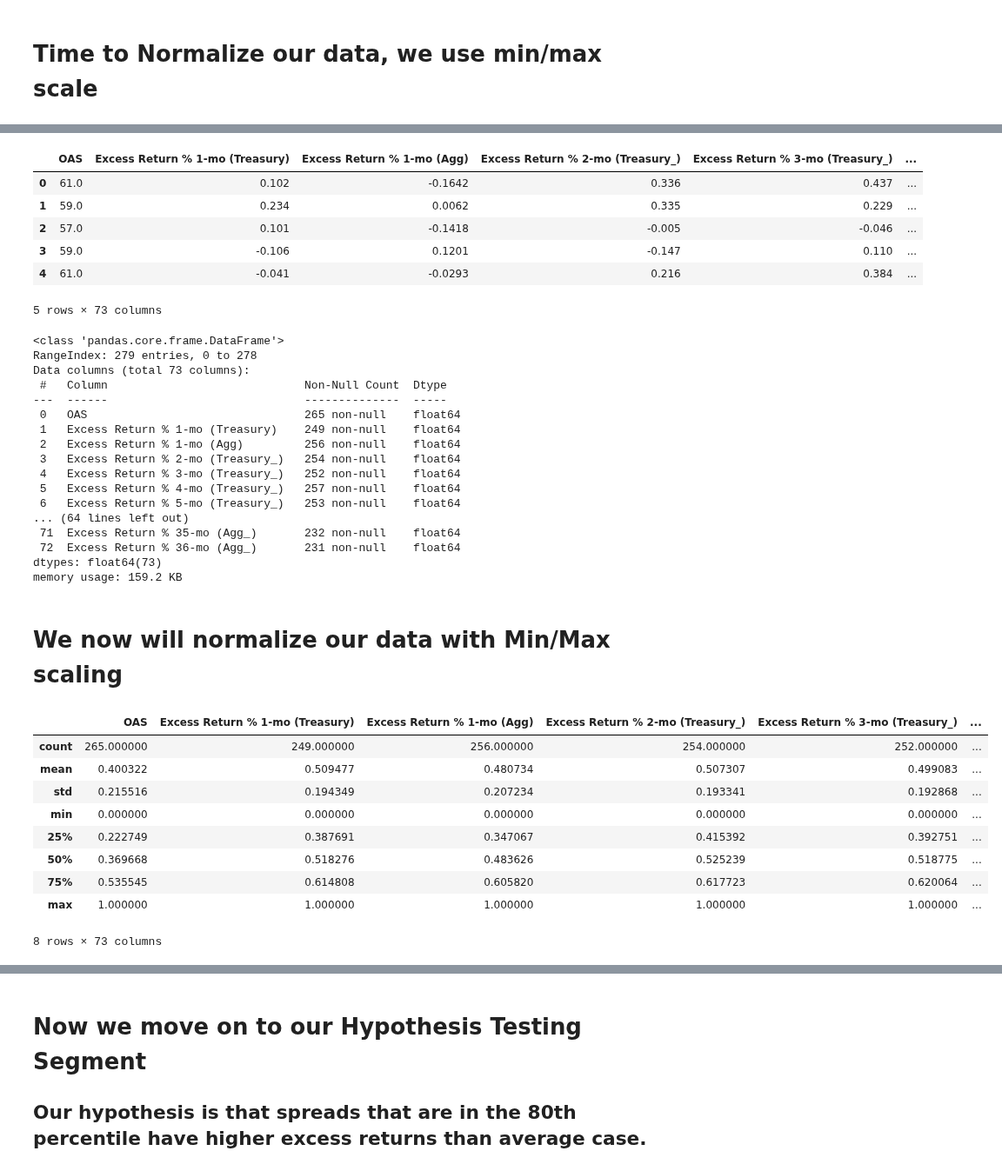
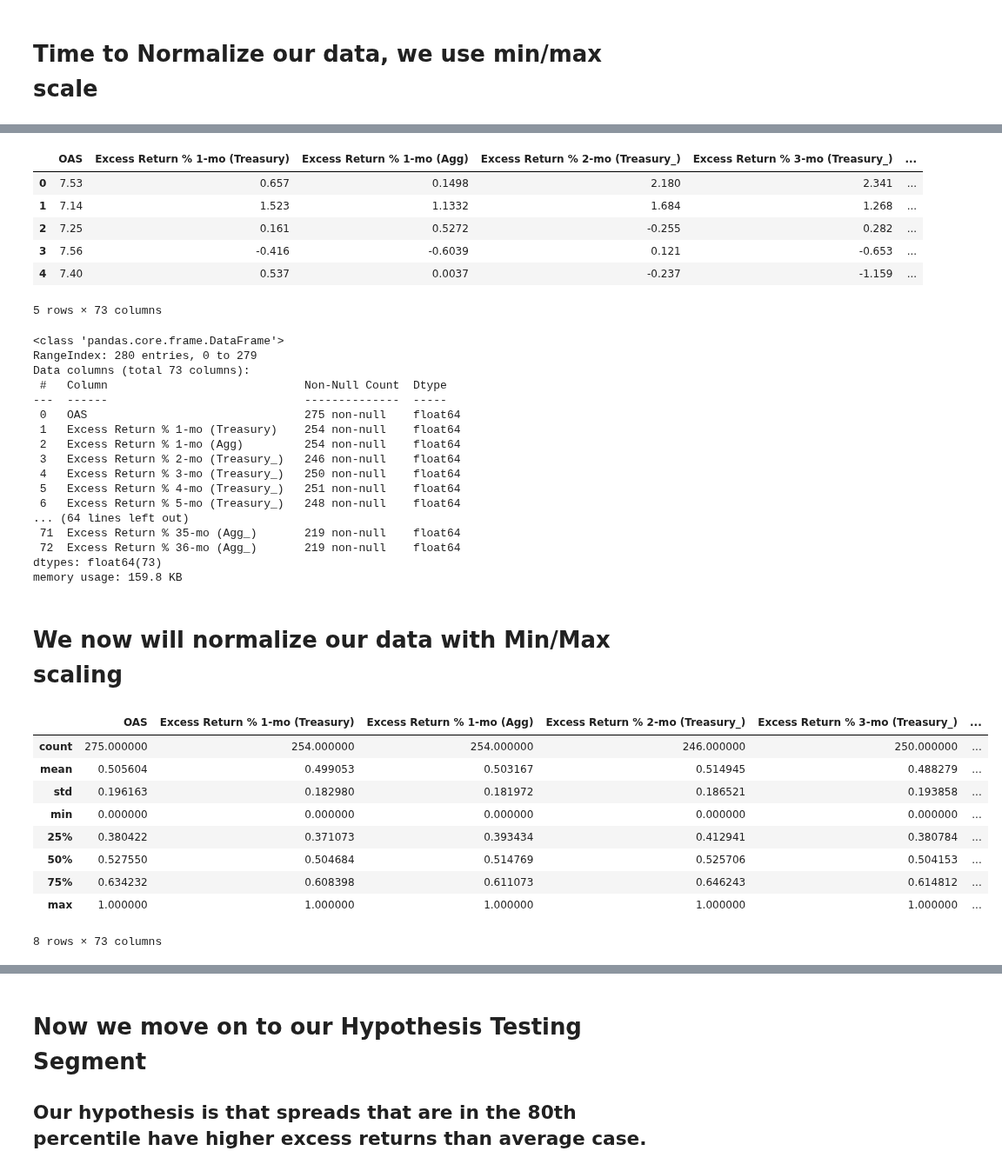
Before and after one commit to valazeinali/BoydWatterson, a Jupyter notebook: BoydWatterson/T-Test Analysis/FINAL_PROJECT_OAS.ipynb, the cells around one changed output, grey strips where cells are left out. Shown at 87% size. Saved outputs shown, nothing was run; the diff lists cells and outputs as text; code cells hidden in the pictures.

```diff
--- a/BoydWatterson/T-Test Analysis/FINAL_PROJECT_OAS.ipynb
+++ b/BoydWatterson/T-Test Analysis/FINAL_PROJECT_OAS.ipynb
@@ -776,0 +726,3 @@ memory usage: 168.0 KB
+# %%
+df['Excess Return % 36-mo (Agg_)'] = df['Excess Return % 1-mo (Agg)'].rolling(36,win_type='boxcar',center=True).sum().shift(-18)
+df["Excess Return % 36-mo (Agg_)"].head()
@@ -776,0 +746,3 @@ memory usage: 168.0 KB
+# %%
+df = df.drop(columns = ['Excess Return % 3-mo (Treasury)','Excess Return % 3-mo (Agg)','Excess Return % 6-mo (Treasury)','Excess Return % 6-mo (Agg)','Excess Return % 9-mo (Treasury)','Excess Return % 9-mo (Agg)','Excess Return % 12-mo (Treasury)','Excess Return % 12-mo (Agg)','Excess Return % 24-mo (Treasury)','Excess Return % 24-mo (Agg)','Excess Return % 36-mo (Treasury)','Excess Return % 36-mo (Agg)'])
+df.head()
@@ -800,10 +800,10 @@ memory usage: 168.0 KB
 # %% [markdown]
 # Time to Normalize our data, we use min/max scale
 # %%
-df_IG['OAS'] = pd.to_numeric(df_IG['OAS'],errors='coerce') # converting back to float64 for normalize
+df['OAS'] = pd.to_numeric(df['OAS'],errors='coerce') # converting back to float64 for normalize
 
-#df_IG = df_IG.drop(columns = ['Date','Quadrant']) # dropping these so we can normalize (all variables must be floats)
+#df = df.drop(columns = ['Date','Quadrant']) # dropping these so we can normalize (all variables must be floats)
 
-df_IG.info()
+df.info()
 # %% [output]
 <class 'pandas.core.frame.DataFrame'>
@@ -835,10 +835,10 @@ df_IG.head()
 5 rows × 77 columns
 # %%
 # For P-value analysis we don't need these
-df_IG = df_IG.drop(columns = ['Date', 'Quadrant', 'Agg Returns', 'Total Return % 1-mo-LOC'])
+df = df.drop(columns = ['Date', 'Quadrant', 'Agg Returns', 'Total Return % 1-mo-LOC'])
 
-q1 = df_IG.quantile(0.25)
-q3 = df_IG.quantile(0.75)
+q1 = df.quantile(0.25)
+q3 = df.quantile(0.75)
 
 iqr = q3 - q1
 
@@ -848,5 +848,5 @@ upper_bound = q3 +(1.5 * iqr)
 print(lower_bound)
 print(upper_bound)
 
-df_IG = df_IG[(df_IG > lower_bound) & (df_IG < upper_bound)] # gets rid of outliers on both return side and OAS side
+df = df[(df > lower_bound) & (df < upper_bound)] # gets rid of outliers on both return side and OAS side
 # %% [output]
@@ -869,54 +869,54 @@ Excess Return % 36-mo (Agg_)         15.564837
 Length: 73, dtype: float64
 # %%
-df_IG.head()
+df.head()
 # %% [output]
 |  | OAS | Excess Return % 1-mo (Treasury) | Excess Return % 1-mo (Agg) | Excess Return % 2-mo (Treasury_) | Excess Return % 3-mo (Treasury_) | ... |
-| 0 | 61.0 | 0.102 | -0.1642 | 0.336 | 0.437 | ... |
-| 1 | 59.0 | 0.234 | 0.0062 | 0.335 | 0.229 | ... |
-| 2 | 57.0 | 0.101 | -0.1418 | -0.005 | -0.046 | ... |
-| 3 | 59.0 | -0.106 | 0.1201 | -0.147 | 0.110 | ... |
-| 4 | 61.0 | -0.041 | -0.0293 | 0.216 | 0.384 | ... |
+| 0 | 7.53 | 0.657 | 0.1498 | 2.180 | 2.341 | ... |
+| 1 | 7.14 | 1.523 | 1.1332 | 1.684 | 1.268 | ... |
+| 2 | 7.25 | 0.161 | 0.5272 | -0.255 | 0.282 | ... |
+| 3 | 7.56 | -0.416 | -0.6039 | 0.121 | -0.653 | ... |
+| 4 | 7.40 | 0.537 | 0.0037 | -0.237 | -1.159 | ... |
 5 rows × 73 columns
 # %%
-df_IG.info()
+df.info()
 # %% [output]
 <class 'pandas.core.frame.DataFrame'>
-RangeIndex: 279 entries, 0 to 278
+RangeIndex: 280 entries, 0 to 279
 Data columns (total 73 columns):
  #   Column                             Non-Null Count  Dtype
 ---  ------                             --------------  -----
- 0   OAS                                265 non-null    float64
- 1   Excess Return % 1-mo (Treasury)    249 non-null    float64
- 2   Excess Return % 1-mo (Agg)         256 non-null    float64
- 3   Excess Return % 2-mo (Treasury_)   254 non-null    float64
- 4   Excess Return % 3-mo (Treasury_)   252 non-null    float64
- 5   Excess Return % 4-mo (Treasury_)   257 non-null    float64
- 6   Excess Return % 5-mo (Treasury_)   253 non-null    float64
+ 0   OAS                                275 non-null    float64
+ 1   Excess Return % 1-mo (Treasury)    254 non-null    float64
+ 2   Excess Return % 1-mo (Agg)         254 non-null    float64
+ 3   Excess Return % 2-mo (Treasury_)   246 non-null    float64
+ 4   Excess Return % 3-mo (Treasury_)   250 non-null    float64
+ 5   Excess Return % 4-mo (Treasury_)   251 non-null    float64
+ 6   Excess Return % 5-mo (Treasury_)   248 non-null    float64
 ... (64 lines left out)
- 71  Excess Return % 35-mo (Agg_)       232 non-null    float64
- 72  Excess Return % 36-mo (Agg_)       231 non-null    float64
+ 71  Excess Return % 35-mo (Agg_)       219 non-null    float64
+ 72  Excess Return % 36-mo (Agg_)       219 non-null    float64
 dtypes: float64(73)
-memory usage: 159.2 KB
+memory usage: 159.8 KB
 # %% [markdown]
 # We now will normalize our data with Min/Max scaling
 # %%
 # Now lets normalize our data
-column_maxes = df_IG.max()
+column_maxes = df.max()
 df_max = column_maxes
-column_mins = df_IG.min()
+column_mins = df.min()
 df_min = column_mins
-normalized_df = (df_IG - df_min) / (df_max - df_min)
+normalized_df = (df - df_min) / (df_max - df_min)
 
 normalized_df.describe()
 # %% [output]
 |  | OAS | Excess Return % 1-mo (Treasury) | Excess Return % 1-mo (Agg) | Excess Return % 2-mo (Treasury_) | Excess Return % 3-mo (Treasury_) | ... |
-| count | 265.000000 | 249.000000 | 256.000000 | 254.000000 | 252.000000 | ... |
-| mean | 0.400322 | 0.509477 | 0.480734 | 0.507307 | 0.499083 | ... |
-| std | 0.215516 | 0.194349 | 0.207234 | 0.193341 | 0.192868 | ... |
+| count | 275.000000 | 254.000000 | 254.000000 | 246.000000 | 250.000000 | ... |
+| mean | 0.505604 | 0.499053 | 0.503167 | 0.514945 | 0.488279 | ... |
+| std | 0.196163 | 0.182980 | 0.181972 | 0.186521 | 0.193858 | ... |
 | min | 0.000000 | 0.000000 | 0.000000 | 0.000000 | 0.000000 | ... |
-| 25% | 0.222749 | 0.387691 | 0.347067 | 0.415392 | 0.392751 | ... |
-| 50% | 0.369668 | 0.518276 | 0.483626 | 0.525239 | 0.518775 | ... |
-| 75% | 0.535545 | 0.614808 | 0.605820 | 0.617723 | 0.620064 | ... |
+| 25% | 0.380422 | 0.371073 | 0.393434 | 0.412941 | 0.380784 | ... |
+| 50% | 0.527550 | 0.504684 | 0.514769 | 0.525706 | 0.504153 | ... |
+| 75% | 0.634232 | 0.608398 | 0.611073 | 0.646243 | 0.614812 | ... |
 | max | 1.000000 | 1.000000 | 1.000000 | 1.000000 | 1.000000 | ... |
 8 rows × 73 columns
 # %%
```
Also changed, not shown: parts of 317 cells of this notebook.
